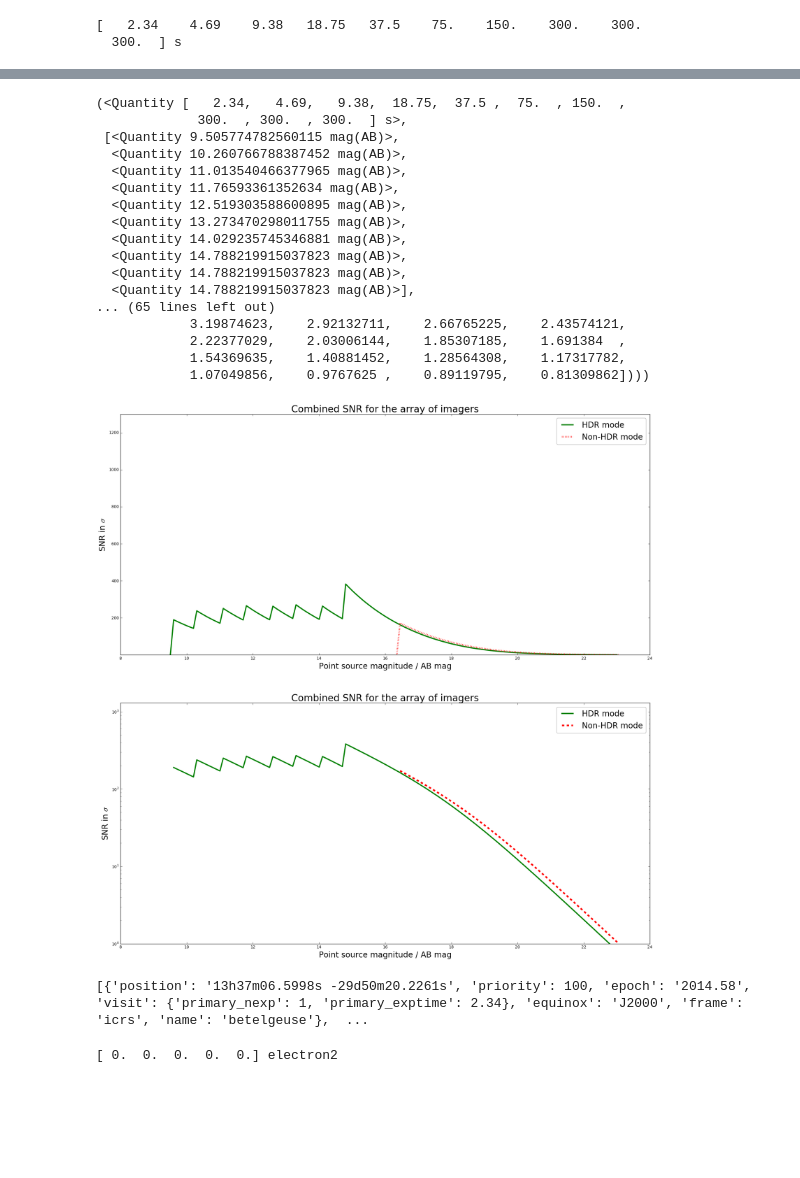
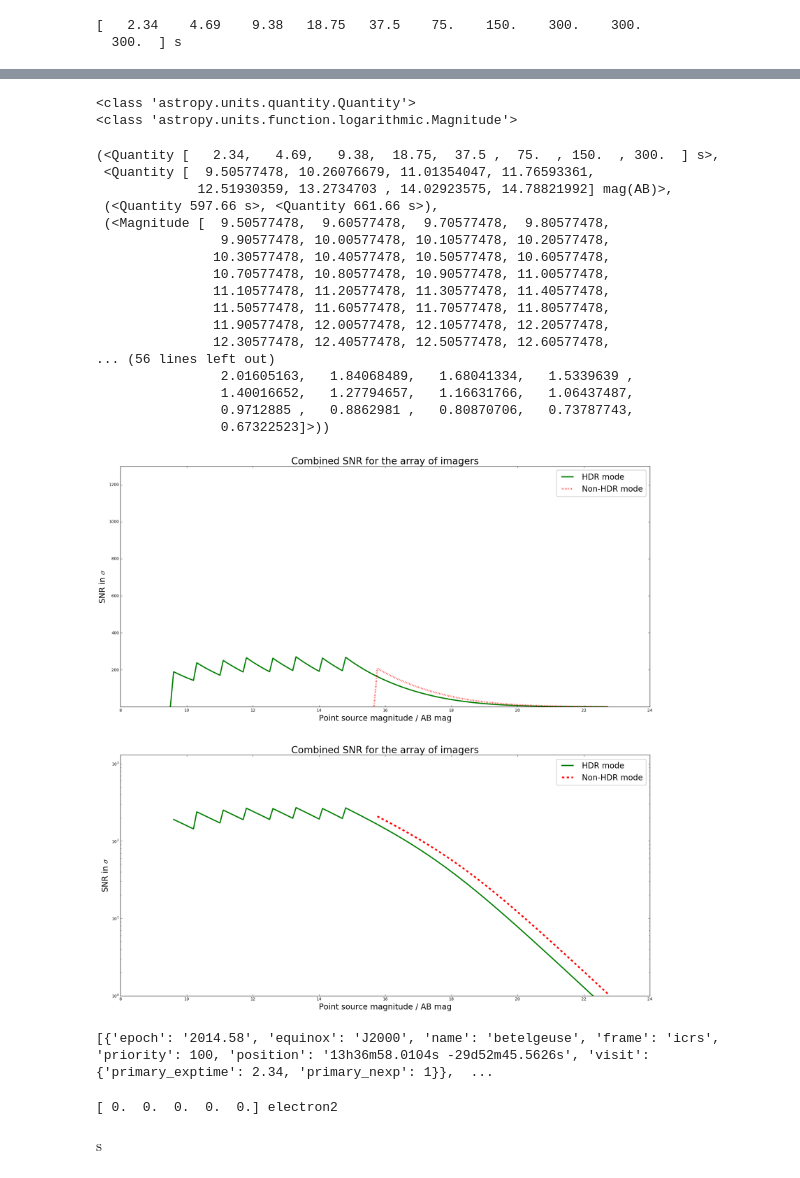
Before and after one commit to panoptes/POCS, a Jupyter notebook: examples/notebooks/HDR_mode.ipynb, the cells around one changed output, grey strips where cells are left out. Saved outputs shown, nothing was run; the diff lists cells and outputs as text; code cells hidden in the pictures; blank space fills up the shorter version.

```diff
--- a/examples/notebooks/HDR_mode.ipynb
+++ b/examples/notebooks/HDR_mode.ipynb
@@ -66,26 +59,28 @@ imager_array.snr_plot(explist, name = 'canon_sbig_g', generate_plots = True)
 [figure]
 # %%
 #generates all the information required for an HDR mode
-imager_array.HDR_mode(minimum_magnitude=10*u.ABmag, name = 'canon_sbig_g', long_exposures=1, factor=2, maximum_exptime = 300 * u.second, generate_plots = True, maximum_magnitude = 21 * u.ABmag)
+imager_array.HDR_mode(minimum_magnitude=10*u.ABmag, name = 'canon_sbig_g', factor=2, maximum_exptime = 300 * u.second, generate_plots = True, maximum_magnitude = None)
 # %% [output]
-(<Quantity [   2.34,   4.69,   9.38,  18.75,  37.5 ,  75.  , 150.  ,
-             300.  , 300.  , 300.  ] s>,
- [<Quantity 9.505774782560115 mag(AB)>,
-  <Quantity 10.260766788387452 mag(AB)>,
-  <Quantity 11.013540466377965 mag(AB)>,
-  <Quantity 11.76593361352634 mag(AB)>,
-  <Quantity 12.519303588600895 mag(AB)>,
-  <Quantity 13.273470298011755 mag(AB)>,
-  <Quantity 14.029235745346881 mag(AB)>,
-  <Quantity 14.788219915037823 mag(AB)>,
-  <Quantity 14.788219915037823 mag(AB)>,
-  <Quantity 14.788219915037823 mag(AB)>],
-... (65 lines left out)
-            3.19874623,    2.92132711,    2.66765225,    2.43574121,
-            2.22377029,    2.03006144,    1.85307185,    1.691384  ,
-            1.54369635,    1.40881452,    1.28564308,    1.17317782,
-            1.07049856,    0.9767625 ,    0.89119795,    0.81309862])))
+<class 'astropy.units.quantity.Quantity'>
+<class 'astropy.units.function.logarithmic.Magnitude'>
+(<Quantity [   2.34,   4.69,   9.38,  18.75,  37.5 ,  75.  , 150.  , 300.  ] s>,
+ <Quantity [  9.50577478, 10.26076679, 11.01354047, 11.76593361,
+             12.51930359, 13.2734703 , 14.02923575, 14.78821992] mag(AB)>,
+ (<Quantity 597.66 s>, <Quantity 661.66 s>),
+ (<Magnitude [  9.50577478,  9.60577478,  9.70577478,  9.80577478,
+                9.90577478, 10.00577478, 10.10577478, 10.20577478,
+               10.30577478, 10.40577478, 10.50577478, 10.60577478,
+               10.70577478, 10.80577478, 10.90577478, 11.00577478,
+               11.10577478, 11.20577478, 11.30577478, 11.40577478,
+               11.50577478, 11.60577478, 11.70577478, 11.80577478,
+               11.90577478, 12.00577478, 12.10577478, 12.20577478,
+               12.30577478, 12.40577478, 12.50577478, 12.60577478,
+... (56 lines left out)
+                2.01605163,   1.84068489,   1.68041334,   1.5339639 ,
+                1.40016652,   1.27794657,   1.16631766,   1.06437487,
+                0.9712885 ,   0.8862981 ,   0.80870706,   0.73787743,
+                0.67322523]>))
-[figure, old version]
+[figure, new version]
 # %%
 #generates a list of dictionaries with each dictionary containing a different target position
 from astropy.coordinates import SkyCoord
@@ -93,10 +88,10 @@ ra='13 37 00'
 dec='-29 51 56.74'
 ra_dec1=SkyCoord('%s %s'%(ra, dec), unit=(u.hourangle,u.deg), equinox='J2000', obstime='2014.58')
 offset=0.5*u.deg
-target_list = hdr.HDR_target_list(ra_dec1, 'betelgeuse', 10*u.ABmag, 'canon_sbig_g', 1, maximum_magnitude=21*u.ABmag)
+target_list = hdr.get_hdr_target_list(imager_array, ra_dec1, 'betelgeuse', 10*u.ABmag, 'canon_sbig_g', 1, maximum_magnitude=None)
 print (target_list)
 # %% [output]
-[{'position': '13h37m06.5998s -29d50m20.2261s', 'priority': 100, 'epoch': '2014.58', 'visit': {'primary_nexp': 1, 'primary_exptime': 2.34}, 'equinox': 'J2000', 'frame': 'icrs', 'name': 'betelgeuse'},  ...
+[{'epoch': '2014.58', 'equinox': 'J2000', 'name': 'betelgeuse', 'frame': 'icrs', 'priority': 100, 'position': '13h36m58.0104s -29d52m45.5626s', 'visit': {'primary_exptime': 2.34, 'primary_nexp': 1}},  ...
 # %%
 import numpy as np
 a = np.zeros(5)
@@ -104,3 +99,10 @@ a = a * u.electron
 print (a ** 2)
 # %% [output]
 [ 0.  0.  0.  0.  0.] electron2
+# %%
+from astropy import units as u
+a = [1, 2, 3] * u.second
+len(a)
+a.unit
+# %% [output]
+$\mathrm{s}$
```
Also changed, not shown: parts of 8 cells of this notebook, 3 other files.
